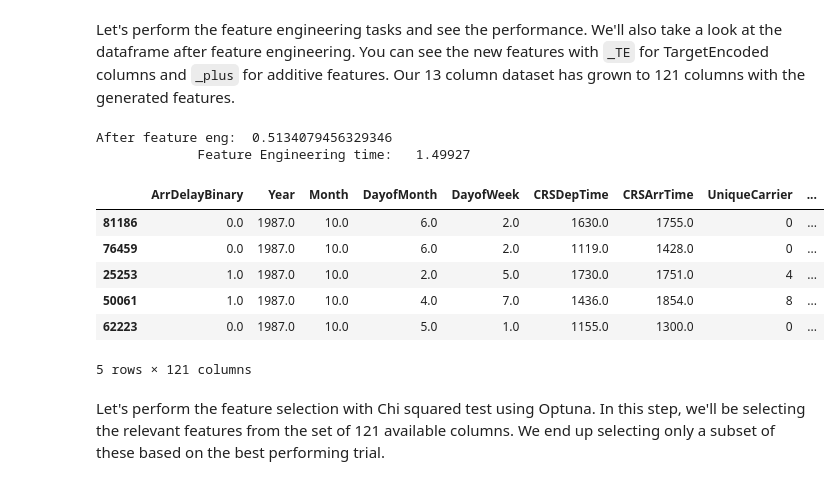
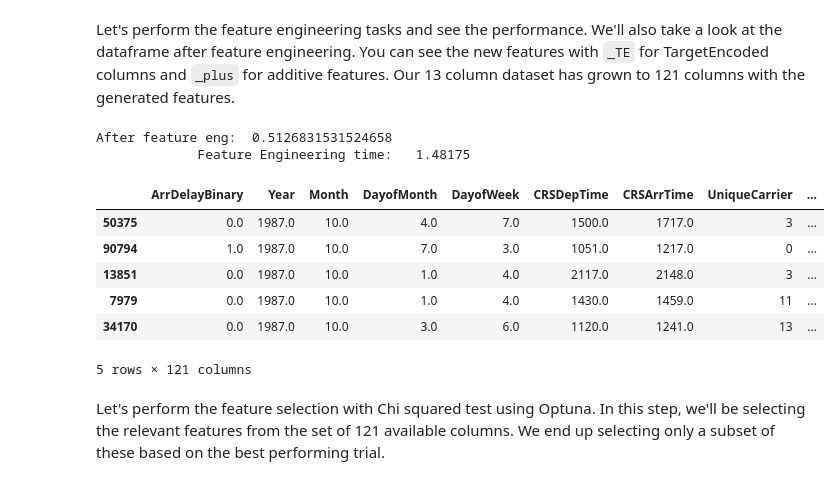
Before and after one commit to rapidsai/cloud-ml-examples, a Jupyter notebook: optuna/notebooks/jupytercon_demo/RAPIDS_xfeat_Optuna-GPU.ipynb, the cells around one changed output. Drawn from its saved outputs; the diff is of its cells as text; code cells hidden in the pictures.

```diff
--- a/optuna/notebooks/jupytercon_demo/RAPIDS_xfeat_Optuna-GPU.ipynb
+++ b/optuna/notebooks/jupytercon_demo/RAPIDS_xfeat_Optuna-GPU.ipynb
@@ -403,7 +403,7 @@ df_ = cudf.read_parquet(INPUT_FILE)[:N_ROWS]
 # Can't handle nagative values, yet
 df_ = df_.drop(["ActualElapsedTime"], axis=1)
 df_train, df_test = train_test_split(df_,
-                                     random_state=np.random.seed(172),
+                                     random_state=np.random.seed(0),
                                      shuffle=True)
 print("Default performance: ", train_and_eval(df_train, df_test))
 
@@ -421,26 +421,26 @@ Let's perform the feature engineering tasks and see the performance. We'll also
 # %%
 # We cast to objects for categorical  and target encoding
 # Can't pass categorical directly to LR
 for col in CAT_COLS:
     df_[col] = df_[col].astype("object")
 
 with timed("Feature Engineering"):
     df_feature_eng_train, df_feature_eng_test = feature_engineering(df_train, df_test)
-    df_feature_eng_train[TARGET_COL] = df_feature_eng_train[TARGET_COL].astype('float64')
-    df_feature_eng_test[TARGET_COL] = df_feature_eng_test[TARGET_COL].astype('float64')
+    df_feature_eng_train[TARGET_COL] = df_feature_eng_train[TARGET_COL].astype('float32')
+    df_feature_eng_test[TARGET_COL] = df_feature_eng_test[TARGET_COL].astype('float32')
     score = train_and_eval(df_feature_eng_train, df_feature_eng_test)
     print("After feature eng: ", score)
 
 df_feature_eng_train.head()
 # %% [output]
-After feature eng:  0.5134079456329346
-             Feature Engineering time:   1.49927
+After feature eng:  0.5126831531524658
+             Feature Engineering time:   1.48175
 |  | ArrDelayBinary | Year | Month | DayofMonth | DayofWeek | CRSDepTime | CRSArrTime | UniqueCarrier | ... |
-| 81186 | 0.0 | 1987.0 | 10.0 | 6.0 | 2.0 | 1630.0 | 1755.0 | 0 | ... |
-| 76459 | 0.0 | 1987.0 | 10.0 | 6.0 | 2.0 | 1119.0 | 1428.0 | 0 | ... |
-| 25253 | 1.0 | 1987.0 | 10.0 | 2.0 | 5.0 | 1730.0 | 1751.0 | 4 | ... |
-| 50061 | 1.0 | 1987.0 | 10.0 | 4.0 | 7.0 | 1436.0 | 1854.0 | 8 | ... |
-| 62223 | 0.0 | 1987.0 | 10.0 | 5.0 | 1.0 | 1155.0 | 1300.0 | 0 | ... |
+| 50375 | 0.0 | 1987.0 | 10.0 | 4.0 | 7.0 | 1500.0 | 1717.0 | 3 | ... |
+| 90794 | 1.0 | 1987.0 | 10.0 | 7.0 | 3.0 | 1051.0 | 1217.0 | 0 | ... |
+| 13851 | 0.0 | 1987.0 | 10.0 | 1.0 | 4.0 | 2117.0 | 2148.0 | 3 | ... |
+| 7979 | 0.0 | 1987.0 | 10.0 | 1.0 | 4.0 | 1430.0 | 1459.0 | 11 | ... |
+| 34170 | 0.0 | 1987.0 | 10.0 | 3.0 | 6.0 | 1120.0 | 1241.0 | 13 | ... |
 5 rows × 121 columns
 # %% [markdown]
 Let's perform the feature selection with Chi squared test using Optuna. In this step, we'll be selecting the relevant features from the set of 121 available columns. We end up selecting only a subset of these based on the best performing trial.
```
Also changed, not shown: parts of 13 cells of this notebook.
